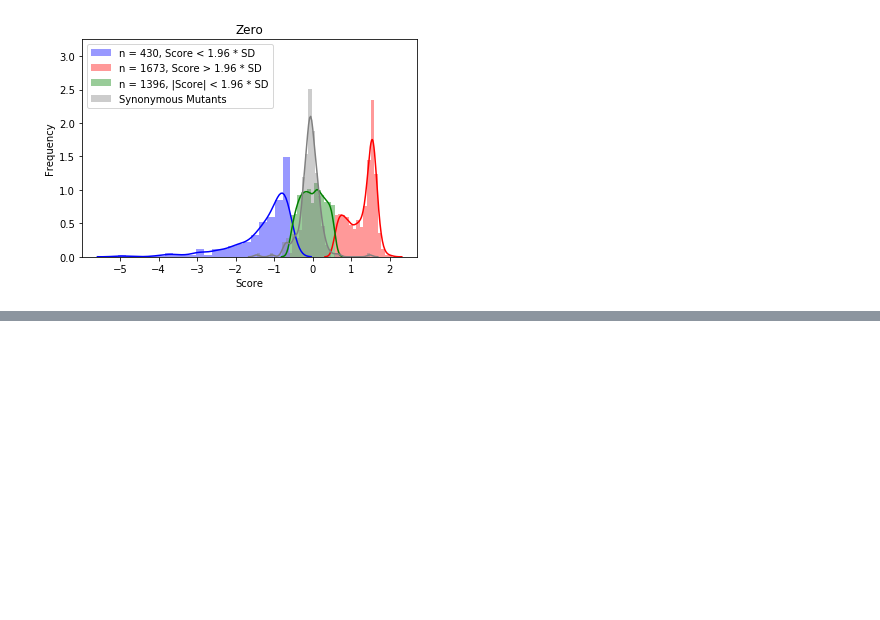
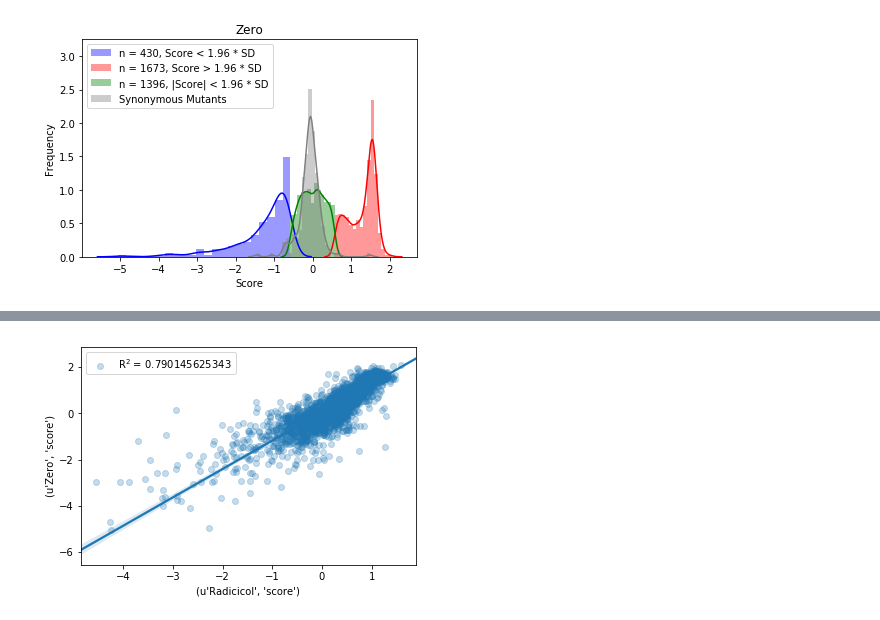
Before and after one commit to nguyenvanessa/src, a Jupyter notebook: Src_Variant_Analysis.ipynb, the cells around one changed output, grey strips where cells are left out. Cells and saved outputs as stored; diff of their text form; code cells hidden in the pictures; blank space fills up the shorter version.

```diff
--- a/Src_Variant_Analysis.ipynb
+++ b/Src_Variant_Analysis.ipynb
@@ -126,0 +140,11 @@ for treatment, syn in zip(['Radicicol', 'Zero'], [varRad, varZero]):
+# %%
+# Probing for radicicol sensitivity metric
+radPointMuts = pointMuts['Radicicol', 'score']
+zerPointMuts = pointMuts['Zero', 'score']
+r = np.corrcoef(radPointMuts, zerPointMuts)
+rsq = r[0,1]**2
+sns.regplot(radPointMuts, zerPointMuts, scatter_kws = {'alpha':0.25}, label = "R$^2$ = "+ str(rsq))
+plt.legend()
+plt.show()
+# %% [output]
+[figure, added]
```
Also changed, not shown: parts of 7 cells of this notebook, 7 other files.
